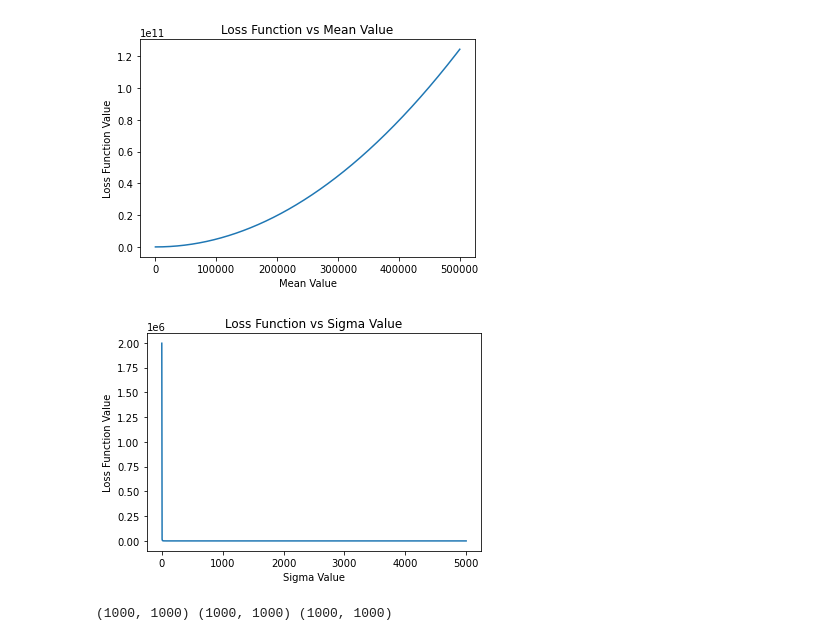
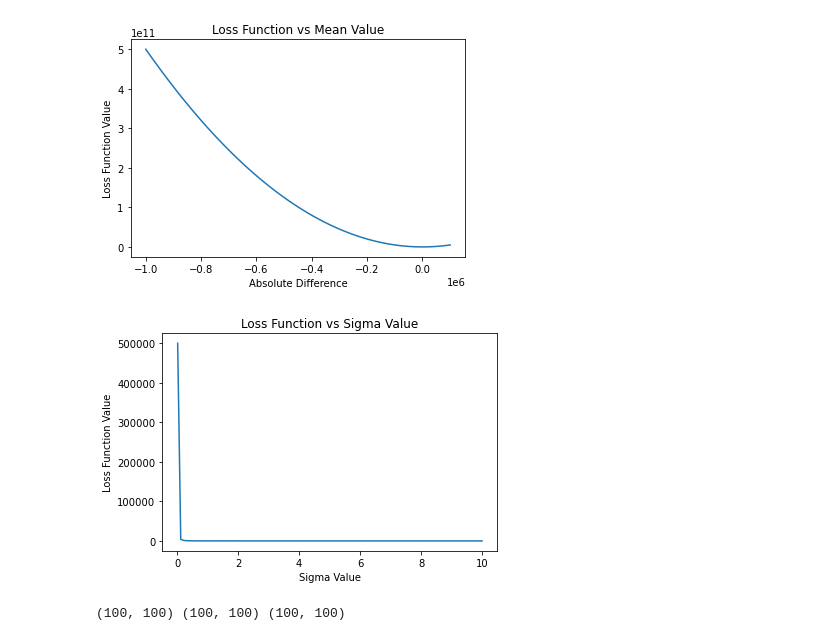
Before and after one commit to InquisitorNova/hffragKaylen, a Jupyter notebook: LossSurface.ipynb, the cells around one changed output. Drawn from its saved outputs; the diff is of its cells as text; code cells hidden in the pictures.

```diff
--- a/LossSurface.ipynb
+++ b/LossSurface.ipynb
@@ -6,16 +7,16 @@ import scipy
 %matplotlib inline
 # %%
-def log_Loss_Function(mean_values,sigma_values,true_value):
-    return (1/2)*np.log(2*np.pi) + np.log(sigma_values) + (1/2) * ((true_value-mean_values)/sigma_values)**2
+def log_Loss_Function(Absolute_Errors,sigma_values):
+    return (1/2)*np.log(2*np.pi) + np.log(sigma_values) + (1/2) * (Absolute_Errors/sigma_values)**2
 # %%
-true_value = 1000
-std = 10
-interval = 1000
-mean_values = np.linspace(0.05*true_value,500*true_value,interval)
-sigma_values = np.linspace(0.05*std,500*std,interval)
-print(mean_values[:10],sigma_values[:10])
+true_value = 10
+std = 1
+interval = 100
+mean_values = np.linspace(-10000*true_value,100000*true_value,interval)
+Absolute_Errors = true_value - mean_values
+sigma_values = np.linspace(0.01*std,10*std,interval)
+print(Absolute_Errors[:10],sigma_values[:10])
 
-mean_value = np.ones_like(true_value, shape = (interval,))
 sigma_value = np.ones(shape = (interval,))
-print(mean_value[:10],sigma_value[:10])
+print(sigma_value[:10])
 # %% [output]
@@ -30,24 +43,24 @@ log_Loss_Function(-6.408173,np.exp(11.434992),843.45625286)
 # %%
 plt.Figure()
-plt.plot(mean_values,log_Loss_Function(mean_values,sigma_value,true_value))
-plt.xlabel("Mean Value")
+plt.plot(Absolute_Errors,log_Loss_Function(mean_values,sigma_value))
+plt.xlabel("Absolute Difference")
 plt.ylabel("Loss Function Value")
 plt.title("Loss Function vs Mean Value")
 plt.show()
 # %% [output]
-[figure, old version]
+[figure, new version]
 # %%
 plt.Figure()
-plt.plot(sigma_values,log_Loss_Function(mean_value,sigma_values,true_value))
+plt.plot(sigma_values,log_Loss_Function(true_value,sigma_values))
 plt.xlabel("Sigma Value")
 plt.ylabel("Loss Function Value")
 plt.title("Loss Function vs Sigma Value")
 plt.show()
 # %% [output]
-[figure, old version]
+[figure, new version]
 # %%
-x,y = np.meshgrid(mean_values,sigma_values)
-z = log_Loss_Function(x,y,true_value)
+x,y = np.meshgrid(Absolute_Errors,sigma_values)
+z = log_Loss_Function(x,y)
 print(np.shape(x),np.shape(y),np.shape(z))
 # %% [output]
-(1000, 1000) (1000, 1000) (1000, 1000)
+(100, 100) (100, 100) (100, 100)
```
Also changed, not shown: parts of 9 cells of this notebook, 7 other files.
